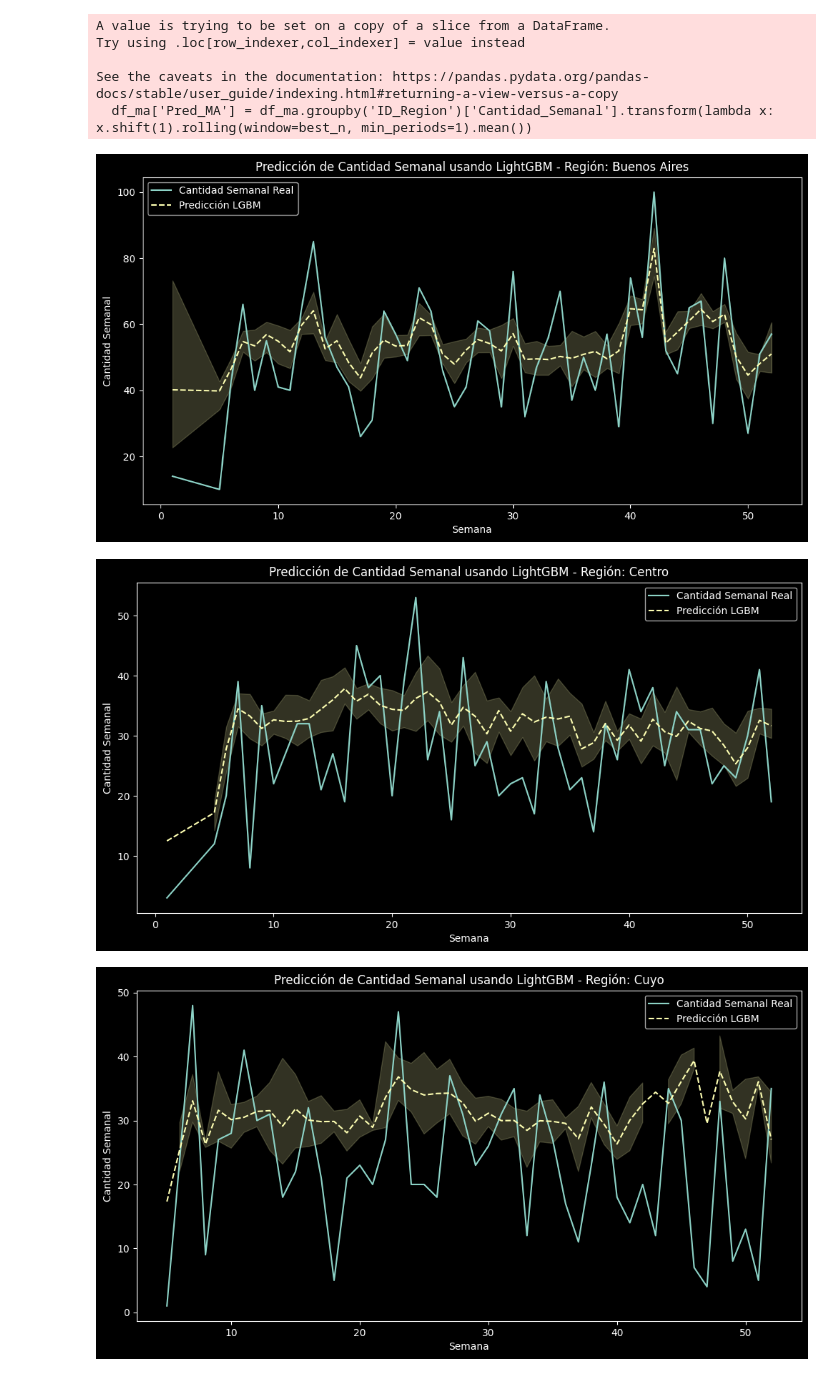
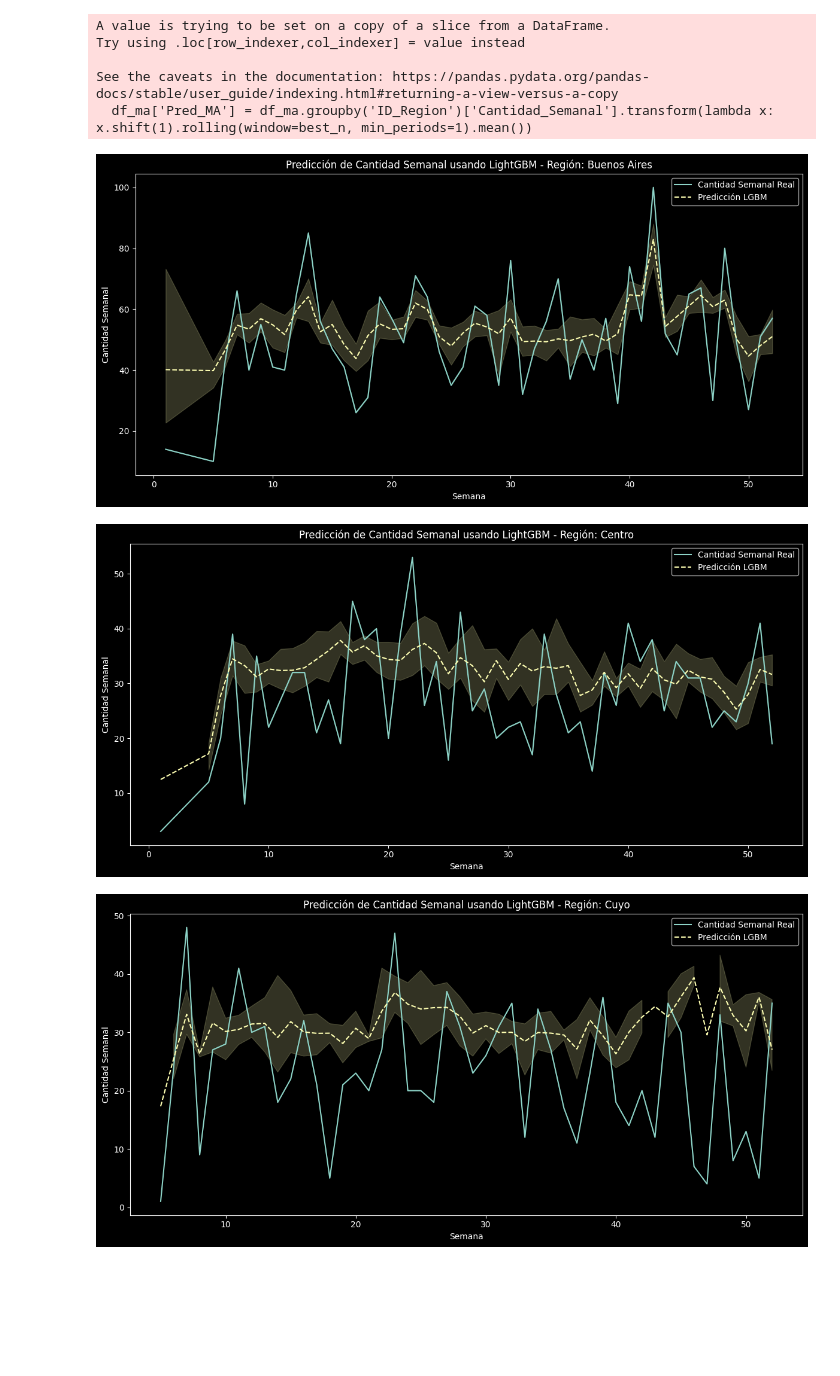
Before and after one commit to MarcosSaade/AnalisisVentas, a Jupyter notebook: notebooks/modelado-predictivo.ipynb, the cells around one changed output. Saved outputs shown, nothing was run; the diff lists cells and outputs as text; code cells hidden in the pictures; blank space fills up the shorter version.

```diff
--- a/notebooks/modelado-predictivo.ipynb
+++ b/notebooks/modelado-predictivo.ipynb
@@ -224,17 +222,37 @@ See the caveats in the documentation: https://pandas.pydata.org/pandas-docs/stab
   df_ma['Pred_MA'] = df_ma.groupby('ID_Region')['Cantidad_Semanal'].transform(lambda x: x.shift(1).rolling(window=best_n, min_periods=1).mean())
 # %%
 # Plots por región
+import os
+os.makedirs('../reports/images', exist_ok=True)
+
 for region in df['Region'].unique():
     plt.figure(figsize=(12, 6))
     region_data = df[df['Region'] == region]
     sns.lineplot(data=region_data, x='semana', y='Cantidad_Semanal', errorbar=("ci", 100), label='Cantidad Semanal Real')
     sns.lineplot(data=region_data, x='semana', y='Cantidad_Predicha', errorbar=("ci", 100), label='Predicción LGBM', linestyle='--')
     plt.title(f'Predicción de Cantidad Semanal usando LightGBM - Región: {region}')
     plt.xlabel('Semana')
     plt.ylabel('Cantidad Semanal')
     plt.legend()
+    plt.tight_layout()
+    plt.savefig(f'../reports/images/prediccion_{region.replace(" ", "_").lower()}.png', dpi=300, bbox_inches='tight')
     plt.show()
+
+# Guardamos una imagen combinada de todas las regiones
+fig, axes = plt.subplots(2, 3, figsize=(18, 12))
+axes = axes.flatten()
+for i, region in enumerate(df['Region'].unique()):
+    region_data = df[df['Region'] == region]
+    sns.lineplot(data=region_data, x='semana', y='Cantidad_Semanal', errorbar=("ci", 100), label='Real', ax=axes[i])
+    sns.lineplot(data=region_data, x='semana', y='Cantidad_Predicha', errorbar=("ci", 100), label='Predicción', linestyle='--', ax=axes[i])
+    axes[i].set_title(f'Región: {region}')
+    axes[i].set_xlabel('Semana')
+    axes[i].set_ylabel('Cantidad Semanal')
+    axes[i].legend()
+plt.tight_layout()
+plt.savefig('../reports/images/predicciones_region.png', dpi=300, bbox_inches='tight')
+plt.show()
 # %% [output]
-[figure, old version]
+[figure, new version]
-[figure, old version]
+[figure, new version]
-[figure, old version]
+[figure, new version]
```
Also changed, not shown: parts of 5 cells of this notebook, 25 other files.
